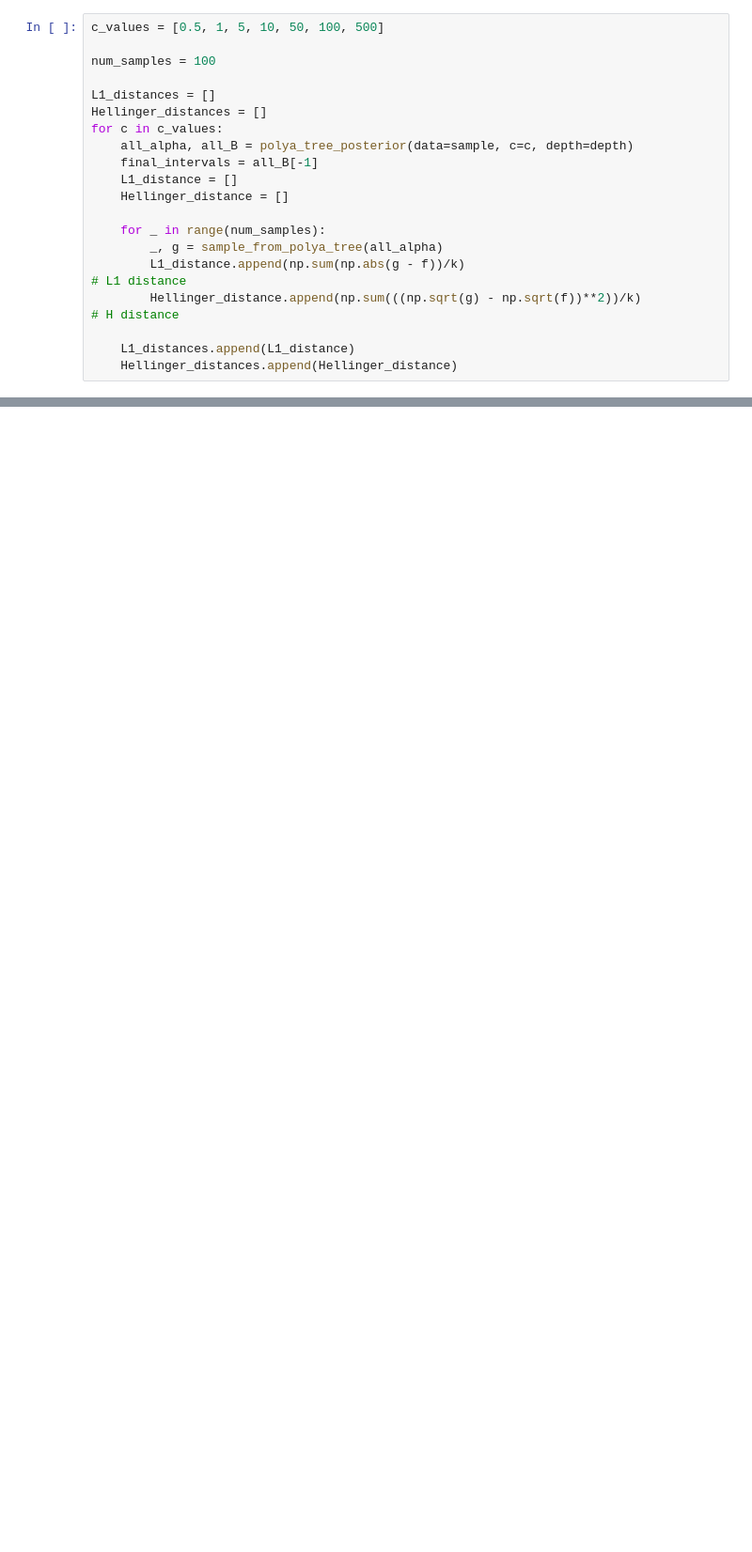
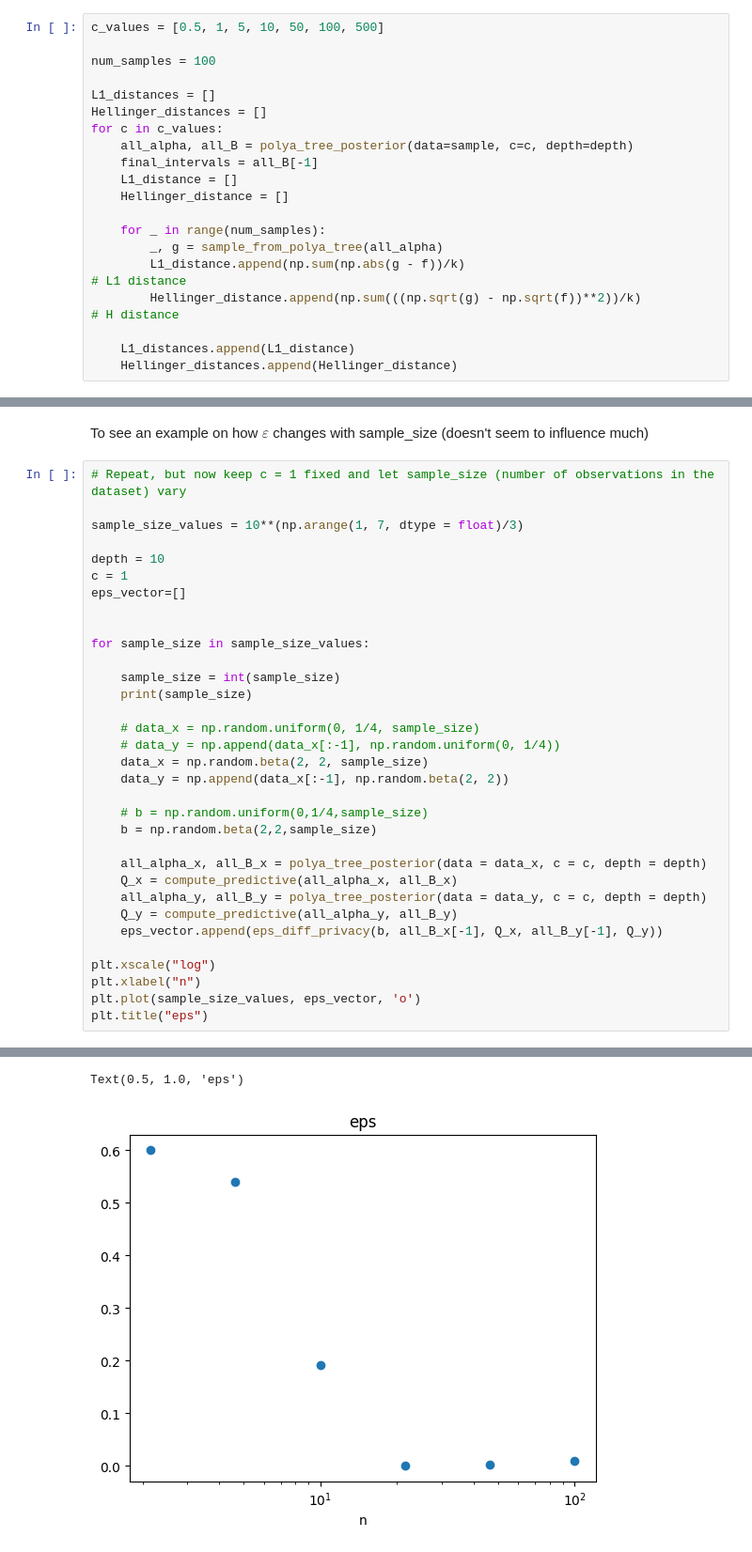
Before and after one commit to kia1510/Progetto_Bayesian, a Jupyter notebook: Code/PolyaTree.ipynb, the cells around one changed output, grey strips where cells are left out. Shown: that part at 94% size. Drawn from its saved outputs; the diff is of its cells as text; blank space fills up the shorter version.

```diff
--- a/Code/PolyaTree.ipynb
+++ b/Code/PolyaTree.ipynb
@@ -356,0 +469,36 @@ plt.show()
+# %% [markdown]
+To see an example on how $\varepsilon$ changes with sample_size (doesn't seem to influence much)
+# %%
+# Repeat, but now keep c = 1 fixed and let sample_size (number of observations in the dataset) vary
+
+sample_size_values = 10**(np.arange(1, 7, dtype = float)/3)
+
+depth = 10
+c = 1
+eps_vector=[]
+
+
+for sample_size in sample_size_values:
+
+    sample_size = int(sample_size)
+    print(sample_size)
+
+    # data_x = np.random.uniform(0, 1/4, sample_size)
+    # data_y = np.append(data_x[:-1], np.random.uniform(0, 1/4))
+    data_x = np.random.beta(2, 2, sample_size)
+    data_y = np.append(data_x[:-1], np.random.beta(2, 2))
+
+    # b = np.random.uniform(0,1/4,sample_size)
+    b = np.random.beta(2,2,sample_size)
+
+    all_alpha_x, all_B_x = polya_tree_posterior(data = data_x, c = c, depth = depth)
+    Q_x = compute_predictive(all_alpha_x, all_B_x)
+    all_alpha_y, all_B_y = polya_tree_posterior(data = data_y, c = c, depth = depth)
+    Q_y = compute_predictive(all_alpha_y, all_B_y)
+    eps_vector.append(eps_diff_privacy(b, all_B_x[-1], Q_x, all_B_y[-1], Q_y))
+
+plt.xscale("log")
+plt.xlabel("n")
+plt.plot(sample_size_values, eps_vector, 'o')
+plt.title("eps")
+# %% [output]
@@ -356,0 +511,2 @@ plt.show()
+Text(0.5, 1.0, 'eps')
+[figure, added]
```
Also changed, not shown: parts of 33 cells of this notebook, 6 other files.
